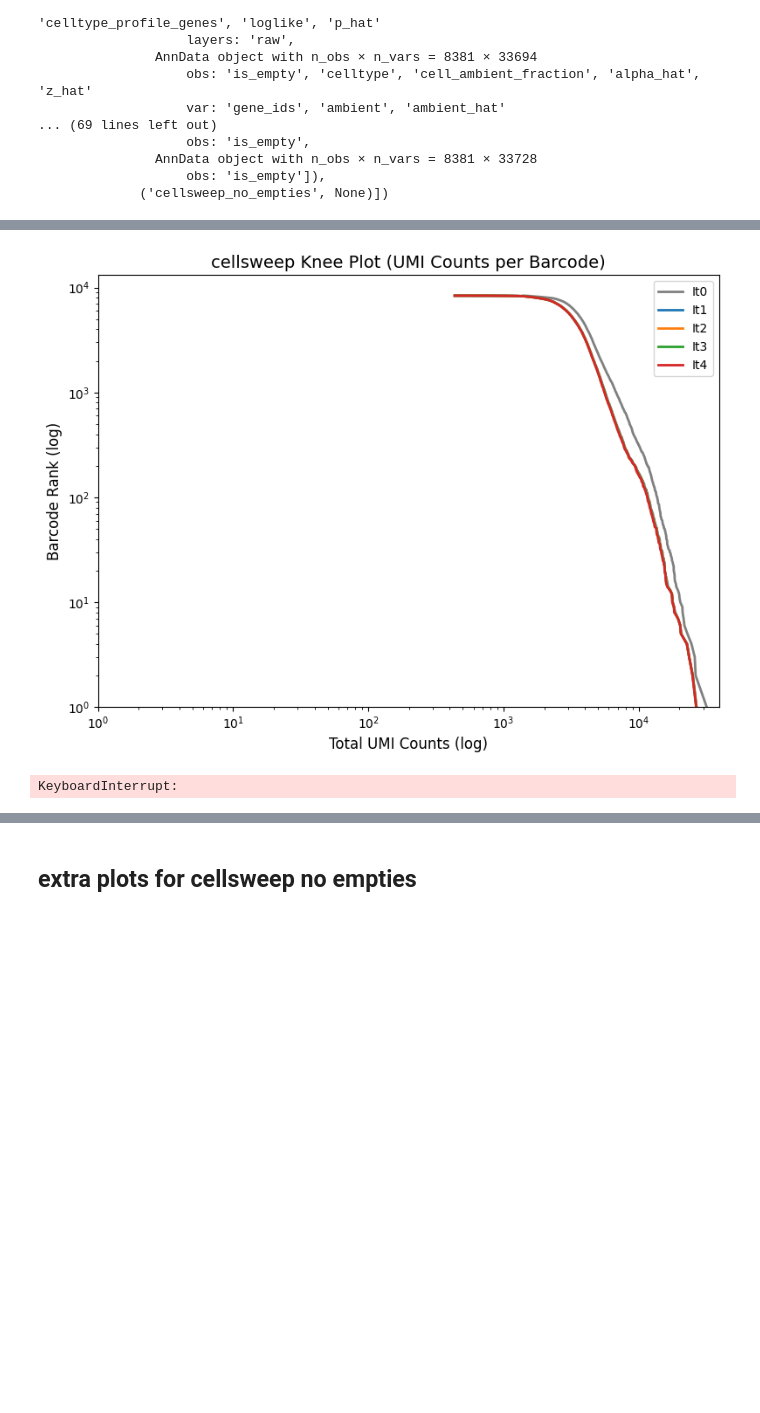
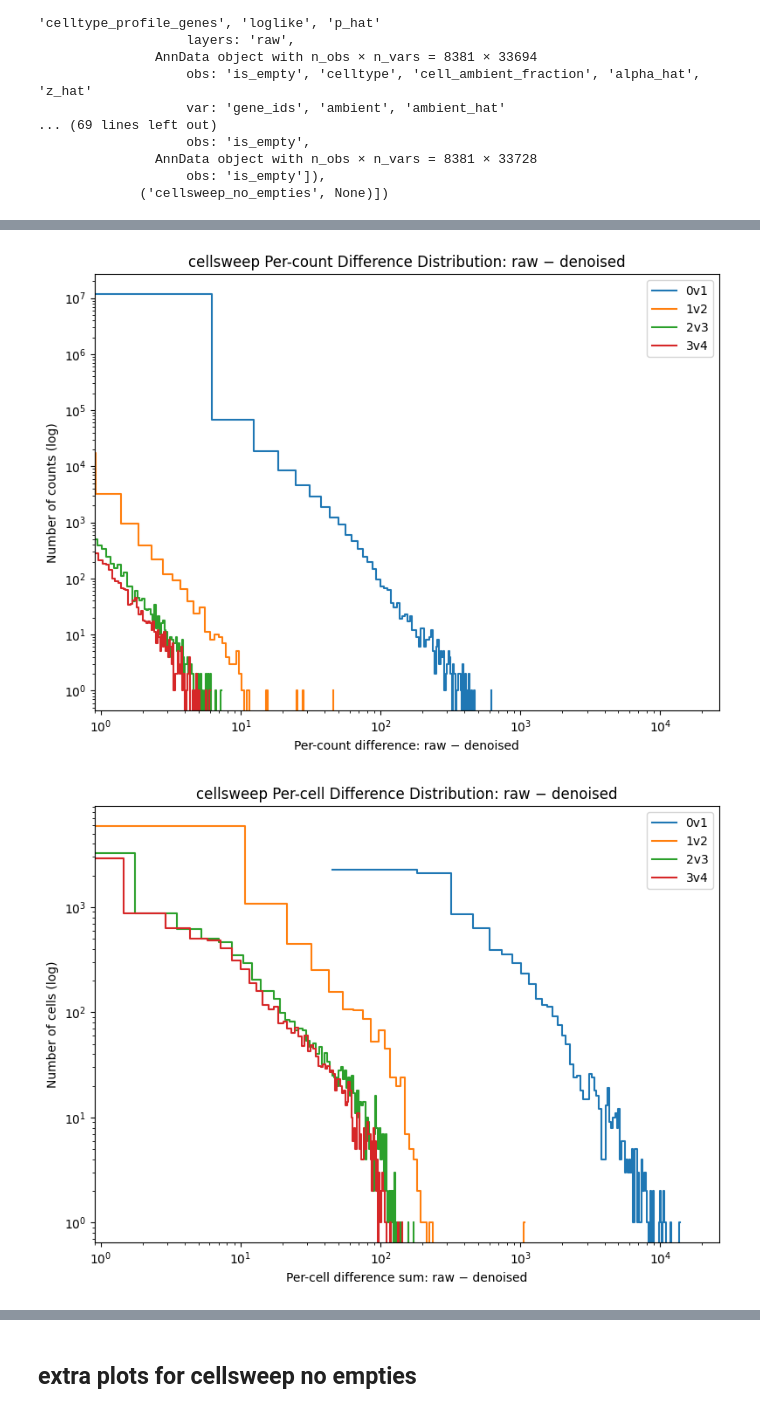
Before and after one commit to pachterlab/cellsweep, a Jupyter notebook: notebooks/idempotency.ipynb, the cells around one changed output, grey strips where cells are left out. Drawn from its saved outputs; the diff is of its cells as text; code cells hidden in the pictures; blank space fills up the shorter version.

```diff
--- a/notebooks/idempotency.ipynb
+++ b/notebooks/idempotency.ipynb
@@ -384,18 +382,18 @@ hello
 # %%
 labels_knee = [f"It{i}" for i in range(iterations+1)]
 labels_histograms = [f"{i}v{i+1}" for i in range(iterations)]
 for tool in tools:
     if adatas_dict[tool] is None:
         continue
 
-    cs_utils.plot_knee_multi(adatas_dict[tool], labels=labels_knee, title=f"{tool} Knee Plot (UMI Counts per Barcode)", filter_empty=True, transpose=True, out_path=os.path.join(out_dir, f"{tool}_knee_plot_overlay.png"))
+    # cs_utils.plot_knee_multi(adatas_dict[tool], labels=labels_knee, title=f"{tool} Knee Plot (UMI Counts per Barcode)", filter_empty=True, transpose=True, out_path=os.path.join(out_dir, f"{tool}_knee_plot_overlay.png"))
 
-    cs_utils.plot_per_cell_correlation_multi(adatas_dict[tool][:-1], adatas_dict[tool][1:], labels=labels_histograms, plot_type="cell", title=f"{tool} Per-Cell Expression Correlation Distribution", out_path=os.path.join(out_dir, f"{tool}_per_cell_correlation_overlay.png"))
-    cs_utils.plot_per_cell_correlation_multi(adatas_dict[tool][:-1], adatas_dict[tool][1:], labels=labels_histograms, plot_type="gene", title=f"{tool} Per-Gene Expression Correlation Distribution", out_path=os.path.join(out_dir, f"{tool}_per_gene_correlation_overlay.png"))
+    # cs_utils.plot_per_cell_correlation_multi(adatas_dict[tool][:-1], adatas_dict[tool][1:], labels=labels_histograms, plot_type="cell", title=f"{tool} Per-Cell Expression Correlation Distribution", out_path=os.path.join(out_dir, f"{tool}_per_cell_correlation_overlay.png"))
+    # cs_utils.plot_per_cell_correlation_multi(adatas_dict[tool][:-1], adatas_dict[tool][1:], labels=labels_histograms, plot_type="gene", title=f"{tool} Per-Gene Expression Correlation Distribution", out_path=os.path.join(out_dir, f"{tool}_per_gene_correlation_overlay.png"))
 
     cs_utils.plot_per_cell_difference_multi(adata_raw_list=adatas_dict[tool][:-1], adata_denoised_list=adatas_dict[tool][1:], labels=labels_histograms, logx=True, xmax=26_500, plot_type="matrix", title=f"{tool} Per-count Difference Distribution: raw − denoised", out_path=os.path.join(out_dir, f"{tool}_per_matrix_absolute_difference_overlay.png"))
     cs_utils.plot_per_cell_difference_multi(adata_raw_list=adatas_dict[tool][:-1], adata_denoised_list=adatas_dict[tool][1:], labels=labels_histograms, logx=True, xmax=26_500, plot_type="cell", title=f"{tool} Per-cell Difference Distribution: raw − denoised", out_path=os.path.join(out_dir, f"{tool}_per_cell_absolute_difference_overlay.png"))
-    cs_utils.plot_per_cell_difference_multi(adata_raw_list=adatas_dict[tool][:-1], adata_denoised_list=adatas_dict[tool][1:], labels=labels_histograms, logx=True, xmax=26_500, plot_type="gene", title=f"{tool} Per-gene Difference Distribution: raw − denoised", out_path=os.path.join(out_dir, f"{tool}_per_gene_absolute_difference_overlay.png"))
+    # cs_utils.plot_per_cell_difference_multi(adata_raw_list=adatas_dict[tool][:-1], adata_denoised_list=adatas_dict[tool][1:], labels=labels_histograms, logx=True, xmax=26_500, plot_type="gene", title=f"{tool} Per-gene Difference Distribution: raw − denoised", out_path=os.path.join(out_dir, f"{tool}_per_gene_absolute_difference_overlay.png"))
 # %% [output]
-[figure, old version]
+[figure, new version]
-KeyboardInterrupt:
+[figure, added]
```
Also changed, not shown: parts of 3 cells of this notebook, 6 other files.
